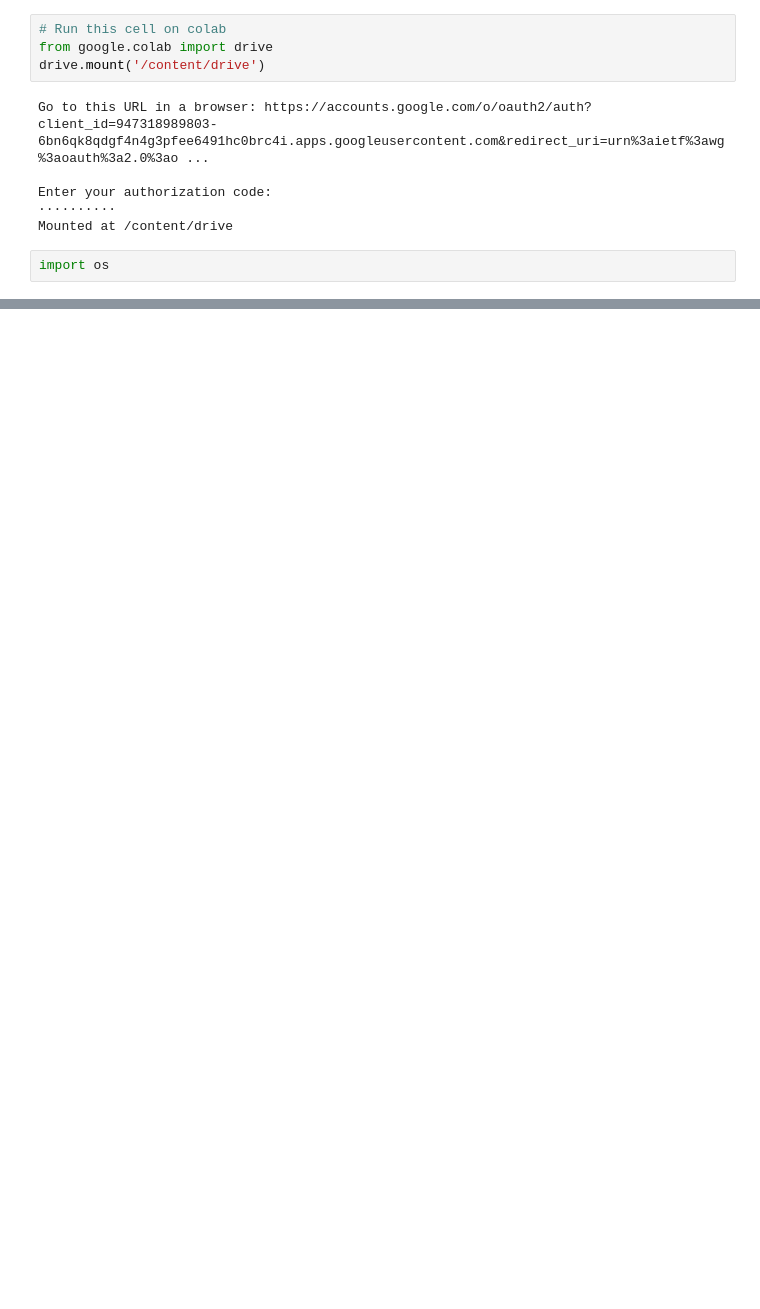
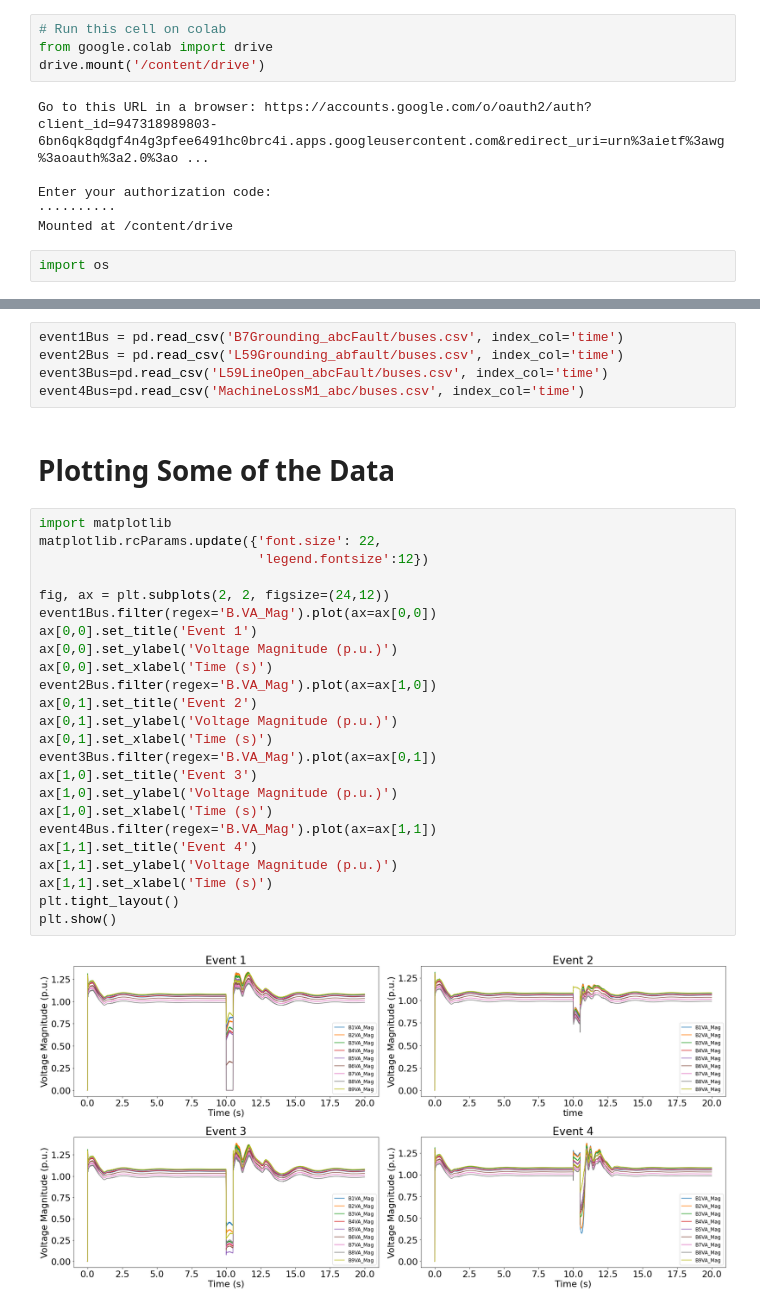
Before and after one commit to Iceegan/BayesianAnomalyDetection, a Jupyter notebook: ZoneNData_Overview.ipynb, the cells around one changed output, grey strips where cells are left out. Cells and saved outputs as stored; diff of their text form; blank space fills up the shorter version.

Commit message:
Added plots for voltage and frequency

```diff
--- a/ZoneNData_Overview.ipynb
+++ b/ZoneNData_Overview.ipynb
@@ -103,0 +20,33 @@ pd.read_csv('buses.csv')
+# %%
+event1Bus = pd.read_csv('B7Grounding_abcFault/buses.csv', index_col='time')
+event2Bus = pd.read_csv('L59Grounding_abfault/buses.csv', index_col='time')
+event3Bus=pd.read_csv('L59LineOpen_abcFault/buses.csv', index_col='time')
+event4Bus=pd.read_csv('MachineLossM1_abc/buses.csv', index_col='time')
+# %% [markdown]
+# Plotting Some of the Data
+# %%
+import matplotlib
+matplotlib.rcParams.update({'font.size': 22,
+                            'legend.fontsize':12})
+
+fig, ax = plt.subplots(2, 2, figsize=(24,12))
+event1Bus.filter(regex='B.VA_Mag').plot(ax=ax[0,0])
+ax[0,0].set_title('Event 1')
+ax[0,0].set_ylabel('Voltage Magnitude (p.u.)')
+ax[0,0].set_xlabel('Time (s)')
+event2Bus.filter(regex='B.VA_Mag').plot(ax=ax[1,0])
+ax[0,1].set_title('Event 2')
+ax[0,1].set_ylabel('Voltage Magnitude (p.u.)')
+ax[0,1].set_xlabel('Time (s)')
+event3Bus.filter(regex='B.VA_Mag').plot(ax=ax[0,1])
+ax[1,0].set_title('Event 3')
+ax[1,0].set_ylabel('Voltage Magnitude (p.u.)')
+ax[1,0].set_xlabel('Time (s)')
+event4Bus.filter(regex='B.VA_Mag').plot(ax=ax[1,1])
+ax[1,1].set_title('Event 4')
+ax[1,1].set_ylabel('Voltage Magnitude (p.u.)')
+ax[1,1].set_xlabel('Time (s)')
+plt.tight_layout()
+plt.show()
+# %% [output]
+[figure, added]
```
Also changed, not shown: parts of 10 cells of this notebook.
